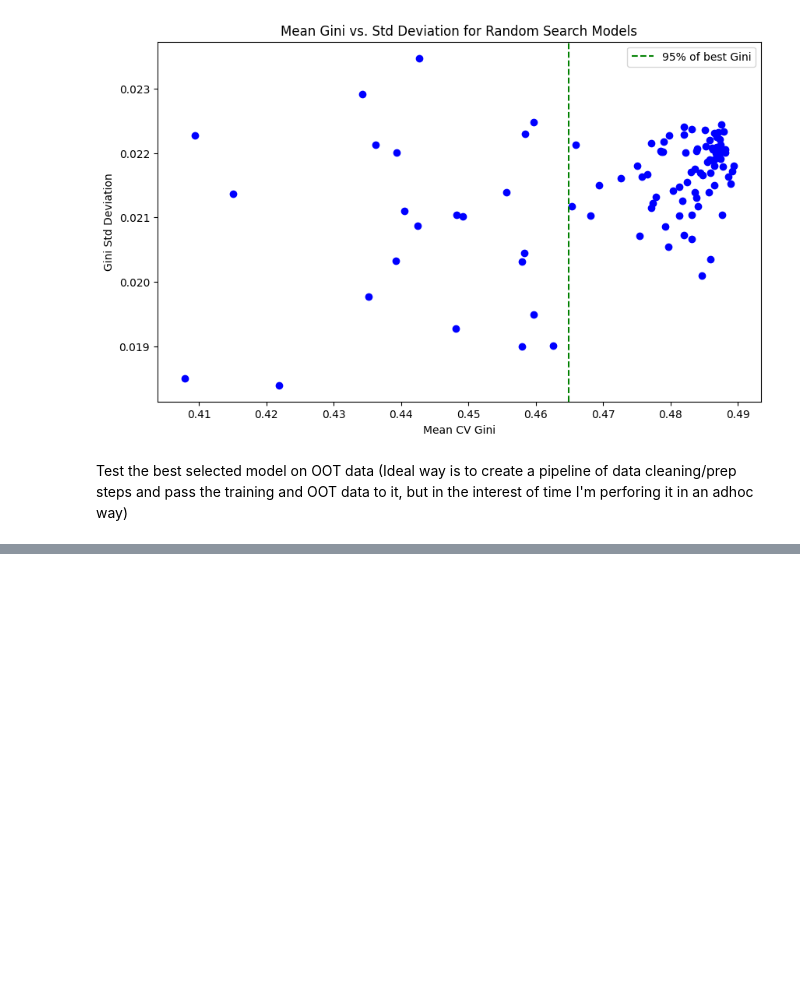
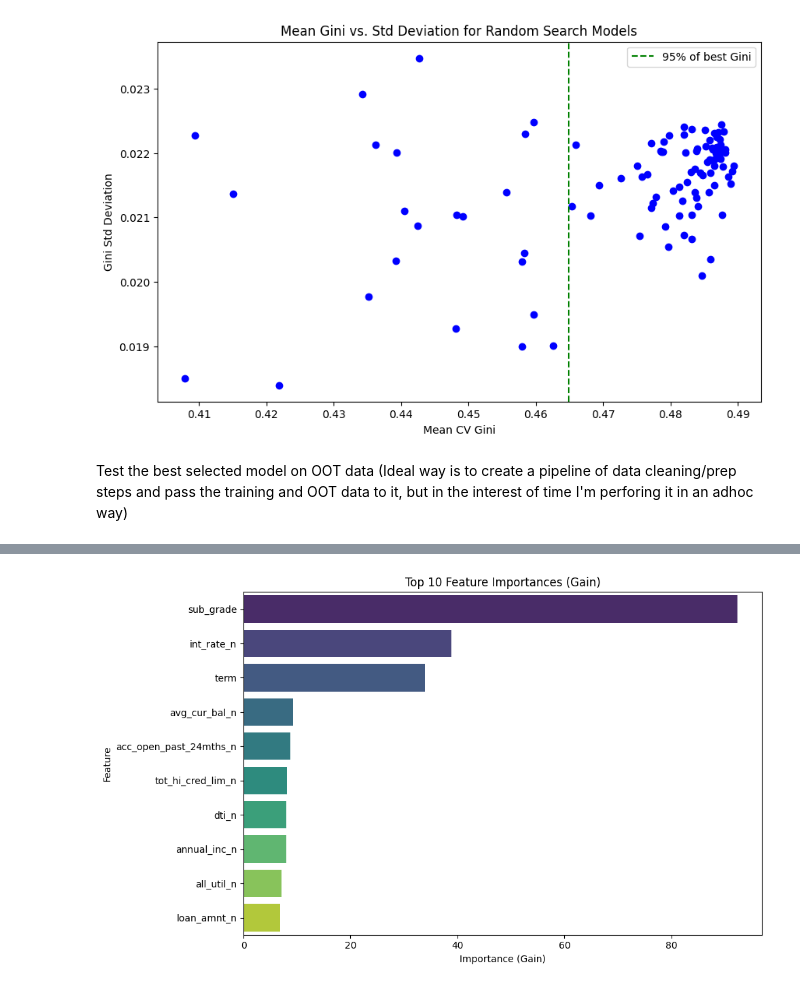
Before and after one commit to linkvarun/credit, a Jupyter notebook: xgboost_credit.ipynb, the cells around one changed output, grey strips where cells are left out. Cells and saved outputs as stored; diff of their text form; code cells hidden in the pictures; blank space fills up the shorter version.

```diff
--- a/xgboost_credit.ipynb
+++ b/xgboost_credit.ipynb
@@ -672,0 +691,23 @@ Accuracy: 0.7488
+# %%
+# Get feature importances
+feature_importances = final_model.get_booster().get_score(importance_type='gain')
+
+# Convert to a DataFrame for easier plotting
+importance_df = pd.DataFrame({
+    'Feature': list(feature_importances.keys()),
+    'Importance': list(feature_importances.values())
+})
+
+# Sort descending
+importance_df = importance_df.sort_values(by='Importance', ascending=False)
+
+# Plot top 10 features
+plt.figure(figsize=(10, 6))
+sns.barplot(x='Importance', y='Feature', data=importance_df.head(10), palette='viridis')
+plt.title('Top 10 Feature Importances (Gain)')
+plt.xlabel('Importance (Gain)')
+plt.ylabel('Feature')
+plt.tight_layout()
+plt.show()
+# %% [output]
+[figure, added]
```
Also changed, not shown: parts of 23 cells of this notebook, 3 other files.
